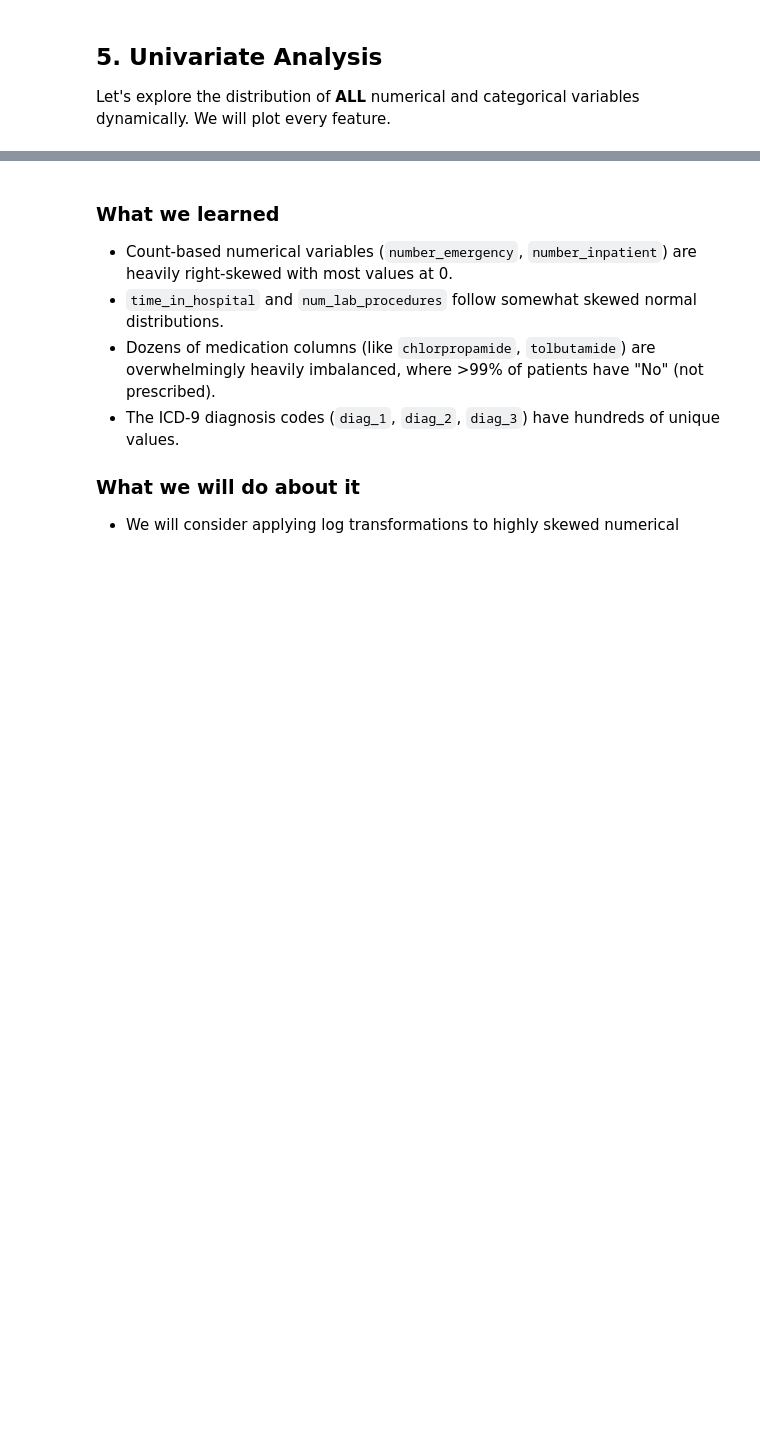
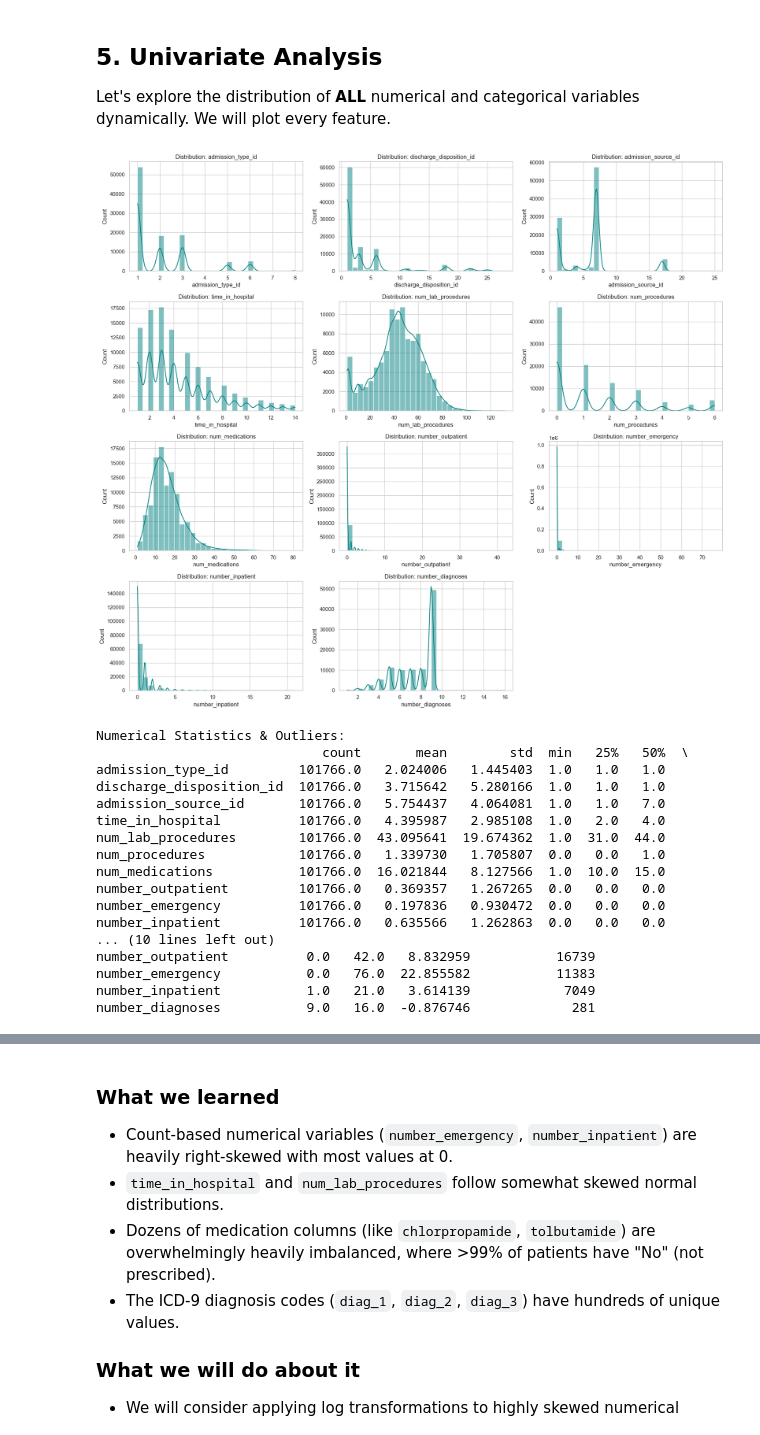
Before and after one commit to IT24100316/Healthcare_Readmission, a Jupyter notebook: notebook.ipynb, the cells around one changed output, grey strips where cells are left out. Drawn from its saved outputs; the diff is of its cells as text; code cells hidden in the pictures; blank space fills up the shorter version.

Commit message:
feat: deep EDA refactor with dynamic ID parsing, IQR outliers, and documentation updates

```diff
--- a/notebook.ipynb
+++ b/notebook.ipynb
@@ -169,3 +212,59 @@ plt.show()
 # %% [markdown]
 ## 5. Univariate Analysis
 Let's explore the distribution of **ALL** numerical and categorical variables dynamically. We will plot every feature.
+# %%
+# Plot ALL Numerical features
+num_cols_count = len(numeric_cols)
+rows = math.ceil(num_cols_count / 3)
+fig, axes = plt.subplots(rows, 3, figsize=(18, rows * 4))
+axes = axes.flatten()
+
+for i, col in enumerate(numeric_cols):
+    sns.histplot(df[col], kde=True, ax=axes[i], color='teal', bins=30)
+    axes[i].set_title(f'Distribution: {col}')
+
+# Hide any empty subplots
+for j in range(i + 1, len(axes)):
+    fig.delaxes(axes[j])
+
+plt.tight_layout()
+plt.savefig('plots/EDA/univariate_numerical.png', bbox_inches='tight')
+plt.show()
+
+# Stats
+stats_df = df[numeric_cols].describe().T
+stats_df['skewness'] = df[numeric_cols].skew()
+
+# IQR Outlier Detection
+outliers_list = []
+for col in numeric_cols:
+    Q1 = df[col].quantile(0.25)
+    Q3 = df[col].quantile(0.75)
+    IQR = Q3 - Q1
+    lower = Q1 - 1.5 * IQR
+    upper = Q3 + 1.5 * IQR
+    outliers_count = ((df[col] < lower) | (df[col] > upper)).sum()
+    outliers_list.append(outliers_count)
+
+stats_df['outliers (IQR)'] = outliers_list
+print("\nNumerical Statistics & Outliers:")
+print(stats_df)
+# %% [output]
+[figure, added]
+Numerical Statistics & Outliers:
+                             count       mean        std  min   25%   50%  \
+admission_type_id         101766.0   2.024006   1.445403  1.0   1.0   1.0
+discharge_disposition_id  101766.0   3.715642   5.280166  1.0   1.0   1.0
+admission_source_id       101766.0   5.754437   4.064081  1.0   1.0   7.0
+time_in_hospital          101766.0   4.395987   2.985108  1.0   2.0   4.0
+num_lab_procedures        101766.0  43.095641  19.674362  1.0  31.0  44.0
+num_procedures            101766.0   1.339730   1.705807  0.0   0.0   1.0
+num_medications           101766.0  16.021844   8.127566  1.0  10.0  15.0
+number_outpatient         101766.0   0.369357   1.267265  0.0   0.0   0.0
+number_emergency          101766.0   0.197836   0.930472  0.0   0.0   0.0
+number_inpatient          101766.0   0.635566   1.262863  0.0   0.0   0.0
+... (10 lines left out)
+number_outpatient          0.0   42.0   8.832959           16739
+number_emergency           0.0   76.0  22.855582           11383
+number_inpatient           1.0   21.0   3.614139            7049
+number_diagnoses           9.0   16.0  -0.876746             281
```
Also changed, not shown: parts of 11 cells of this notebook, 4 other files.
